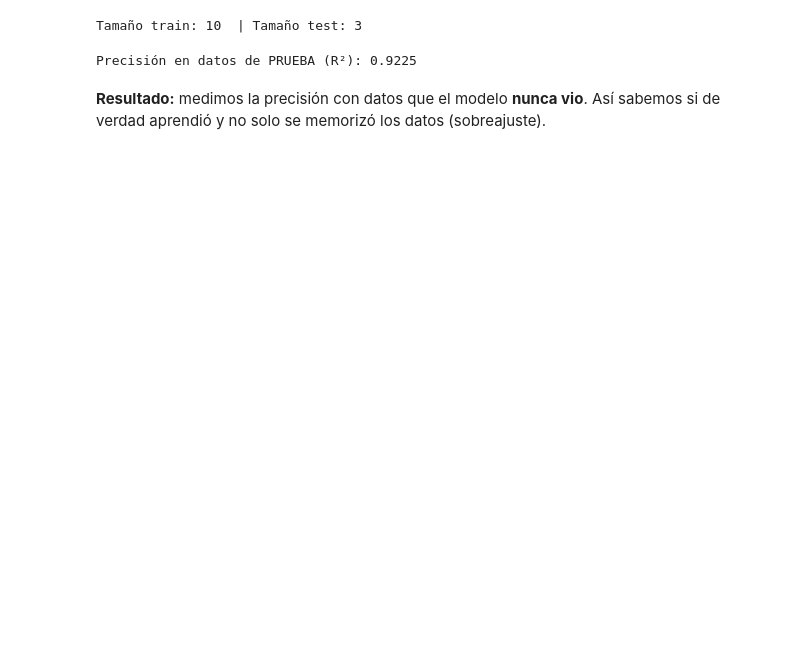
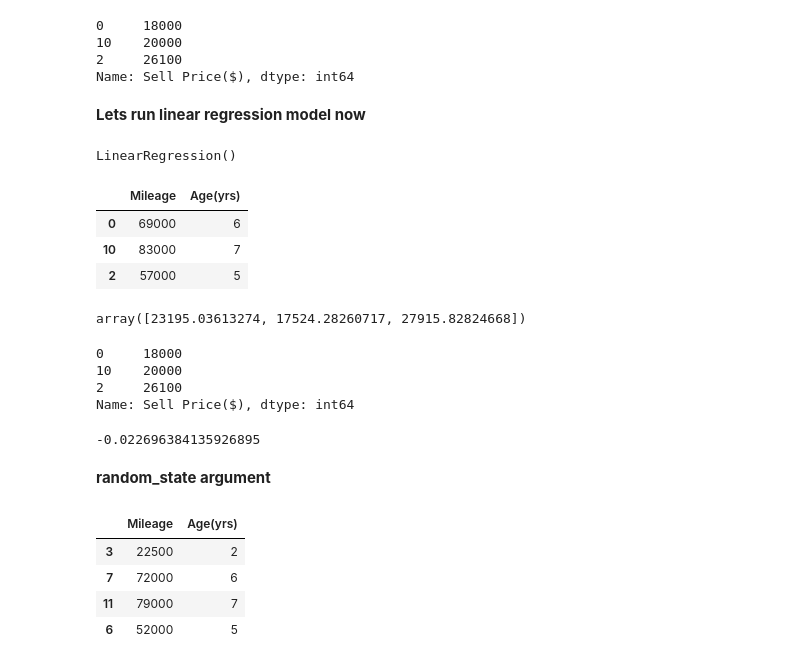
Before and after one commit to luiscorrea4041-ux/practicas-ia-cdac, a Jupyter notebook: 05_Train_Test_Split.ipynb, the cells around one changed output. Saved outputs shown, nothing was run; the diff lists cells and outputs as text; code cells hidden in the pictures; blank space fills up the shorter version.

Commit message:
Cuadernos del curso (originales) corridos con resultados

```diff
--- a/05_Train_Test_Split.ipynb
+++ b/05_Train_Test_Split.ipynb
@@ -27,0 +47,3 @@ X.head()
+# %%
+X = df[['Mileage','Age(yrs)']]
+X
@@ -27,0 +65,4 @@ X.head()
+# %%
+# y = df['Sell Price($)']
+y = df['Sell Price($)']
+y
@@ -28,13 +122,49 @@ X.head()
+# %%
+y_test
+# %% [output]
+0     18000
+10    20000
+2     26100
+Name: Sell Price($), dtype: int64
+# %% [markdown]
+**Lets run linear regression model now**
+# %%
+from sklearn.linear_model import LinearRegression
+clf = LinearRegression()
+clf.fit(X_train, y_train)
+# %% [output]
+LinearRegression()
+# %%
+X_test
+# %% [output]
+|  | Mileage | Age(yrs) |
+| 0 | 69000 | 6 |
+| 10 | 83000 | 7 |
+| 2 | 57000 | 5 |
+# %%
+y_pred = clf.predict(X_test)
+y_pred
+# %% [output]
+array([23195.03613274, 17524.28260717, 27915.82824668])
+# %%
+y_test
+# %% [output]
+0     18000
+10    20000
+2     26100
+Name: Sell Price($), dtype: int64
+# %%
+clf.score(X_test, y_test)
+# %% [output]
+-0.022696384135926895
+# %% [markdown]
+**random_state argument**
 # %%
-X_train, X_test, y_train, y_test = train_test_split(X, y, test_size=0.2, random_state=10)
-print('Tamaño train:', len(X_train), ' | Tamaño test:', len(X_test))
+X_train, X_test, y_train, y_test = train_test_split(X,y,test_size=0.3,random_state=10)
+X_test
 # %% [output]
-Tamaño train: 10  | Tamaño test: 3
+|  | Mileage | Age(yrs) |
+| 3 | 22500 | 2 |
+| 7 | 72000 | 6 |
+| 11 | 79000 | 7 |
+| 6 | 52000 | 5 |
-# %%
-reg = LinearRegression()
-reg.fit(X_train, y_train)
-print('Precisión en datos de PRUEBA (R²):', round(reg.score(X_test, y_test),4))
-# %% [output]
-Precisión en datos de PRUEBA (R²): 0.9225
-# %% [markdown]
-**Resultado:** medimos la precisión con datos que el modelo **nunca vio**. Así sabemos si de verdad aprendió y no solo se memorizó los datos (sobreajuste).
```
Also changed, not shown: parts of 18 cells of this notebook, 8 other files.
